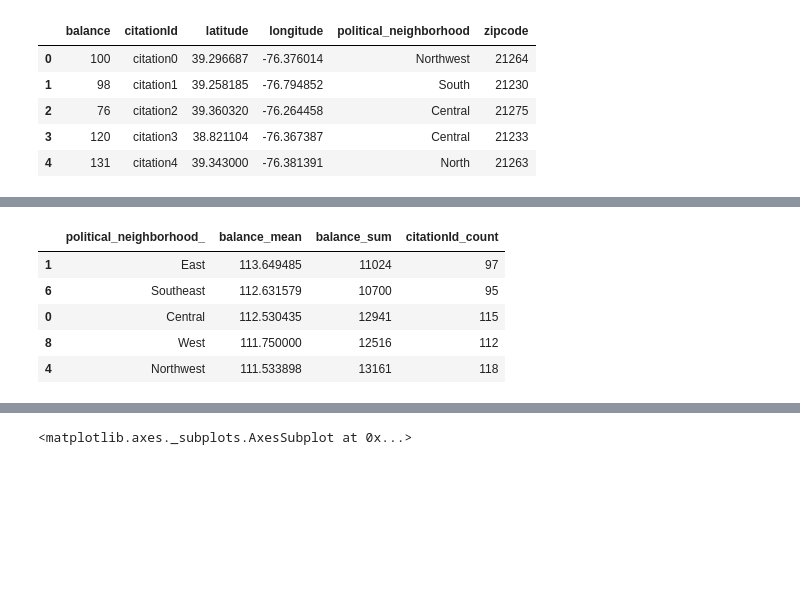
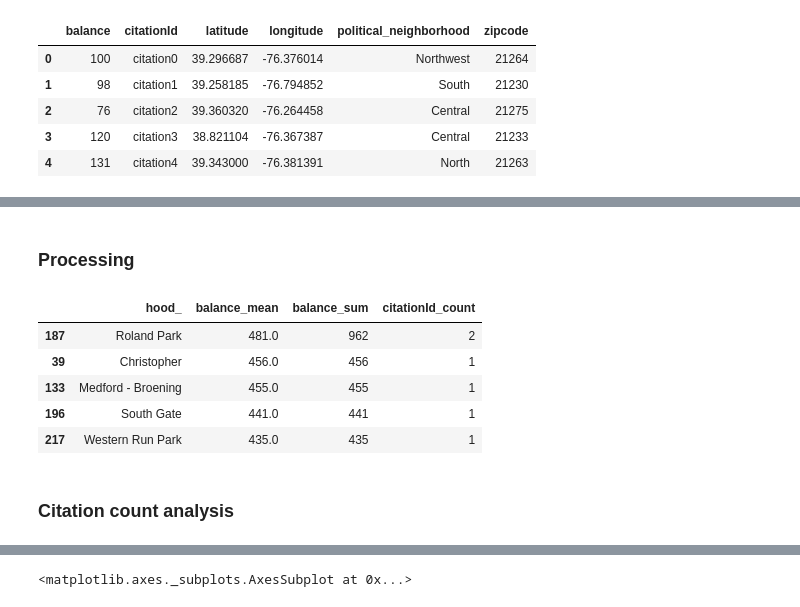
Before and after one commit to WildTeamTwo/baltimore, a Jupyter notebook: camera/parkingTicketPOC.ipynb, the cells around one changed output, grey strips where cells are left out. Saved outputs shown, nothing was run; the diff lists cells and outputs as text; code cells hidden in the pictures; blank space fills up the shorter version.

```diff
--- a/camera/parkingTicketPOC.ipynb
+++ b/camera/parkingTicketPOC.ipynb
@@ -42,0 +46,3 @@ df.head()
+# %%
+names=['citationId','latitude','longitude','hood','number','street','zipcode','zip_suffix','landmark']
+df = pd.read_csv('geocode.txt',sep='\t',names=names)
@@ -42,0 +60,4 @@ df.head()
+# %%
+num_rows = df.shape[0]
+df['balance'] = random.randint(75,500,num_rows)
+df.head()
@@ -43,12 +71,15 @@ df.head()
+# %% [markdown]
+### Processing
 # %%
-pn_df = df.groupby('political_neighborhood',as_index=False).agg({'balance':['mean','sum'],'citationId':'count'})
+pn_df = df.groupby('hood',as_index=False).agg({'balance':['mean','sum'],'citationId':'count'})
 pn_df.columns = ["_".join(x) for x in pn_df.columns.ravel()]
-pn_df = pn_df.sort_values('balance_mean',ascending=False)
 pn_df.head()
 # %% [output]
-|  | political_neighborhood_ | balance_mean | balance_sum | citationId_count |
-| 1 | East | 113.649485 | 11024 | 97 |
-| 6 | Southeast | 112.631579 | 10700 | 95 |
-| 0 | Central | 112.530435 | 12941 | 115 |
-| 8 | West | 111.750000 | 12516 | 112 |
-| 4 | Northwest | 111.533898 | 13161 | 118 |
+|  | hood_ | balance_mean | balance_sum | citationId_count |
+| 187 | Roland Park | 481.0 | 962 | 2 |
+| 39 | Christopher | 456.0 | 456 | 1 |
+| 133 | Medford - Broening | 455.0 | 455 | 1 |
+| 196 | South Gate | 441.0 | 441 | 1 |
+| 217 | Western Run Park | 435.0 | 435 | 1 |
+# %% [markdown]
+### Citation count analysis
```
Also changed, not shown: parts of 19 cells of this notebook.
